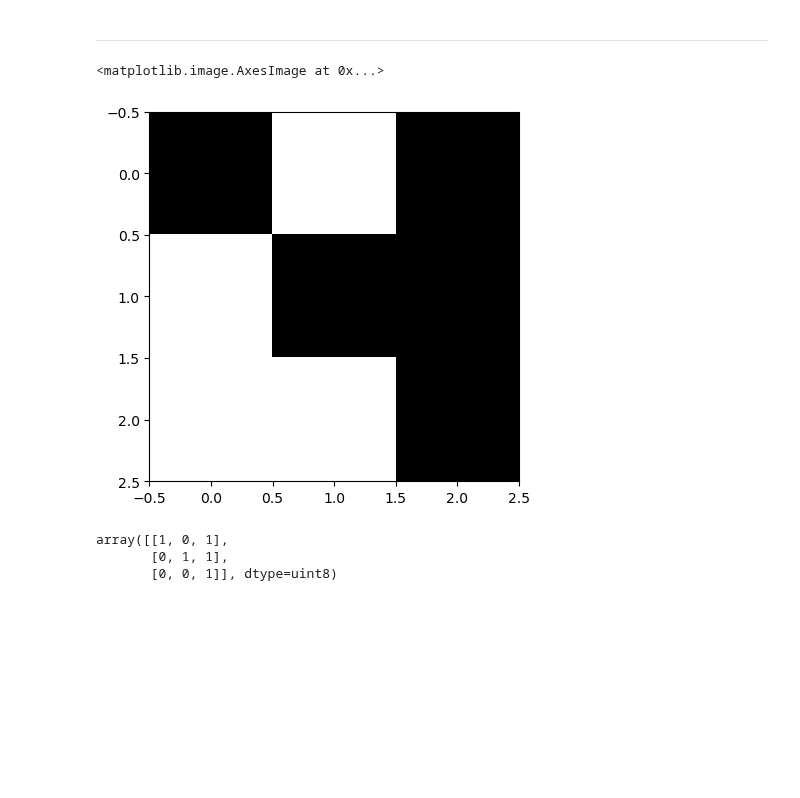
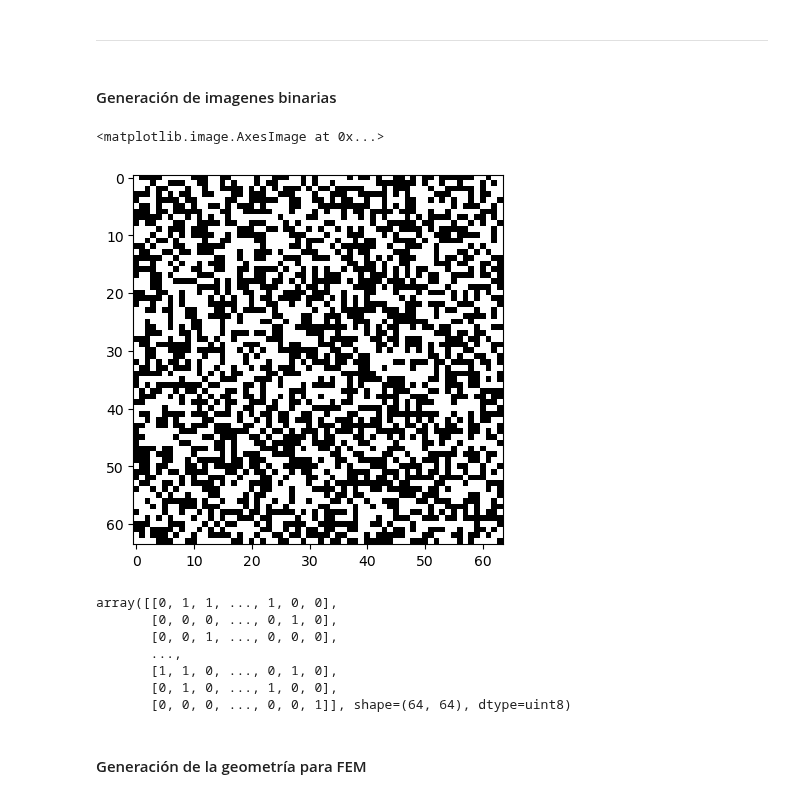
Before and after one commit to Semillero-Mecanica-Aplicada/proyecto2025, a Jupyter notebook: Fem/fem_input_gen.ipynb, the cells around one changed output. Cells and saved outputs as stored; diff of their text form; code cells hidden in the pictures; blank space fills up the shorter version.

```diff
--- a/Fem/fem_input_gen.ipynb
+++ b/Fem/fem_input_gen.ipynb
@@ -4,4 +12,6 @@ import cv2 as cv
 from matplotlib import pyplot as plt
 # %% [markdown]
 ---
+# %% [markdown]
+#### Generación de imagenes binarias
 # %%
@@ -8,18 +19,26 @@ from matplotlib import pyplot as plt
 def generate_random_image(size=(64, 64)):
     return np.random.choice([0, 1], size, p=[0.5, 0.5]).astype(np.uint8)
 # %%
-size = 3
+# Generar una imagen para pruebas
+size = 64
 img = generate_random_image((size,size))
 
+# Plotear la imagen
 fig_im, ax_im = plt.subplots()
 plt.imshow(img,cmap="gray_r")
 # %% [output]
 <matplotlib.image.AxesImage at 0x...>
-[figure, old version]
+[figure, new version]
 # %%
 img
 # %% [output]
-array([[1, 0, 1],
-       [0, 1, 1],
-       [0, 0, 1]], dtype=uint8)
+array([[0, 1, 1, ..., 1, 0, 0],
+       [0, 0, 0, ..., 0, 1, 0],
+       [0, 0, 1, ..., 0, 0, 0],
+       ...,
+       [1, 1, 0, ..., 0, 1, 0],
+       [0, 1, 0, ..., 1, 0, 0],
+       [0, 0, 0, ..., 0, 0, 1]], shape=(64, 64), dtype=uint8)
+# %% [markdown]
+#### Generación de la geometría para FEM
 # %%
```
Also changed, not shown: parts of 20 cells of this notebook, 7 other files.
